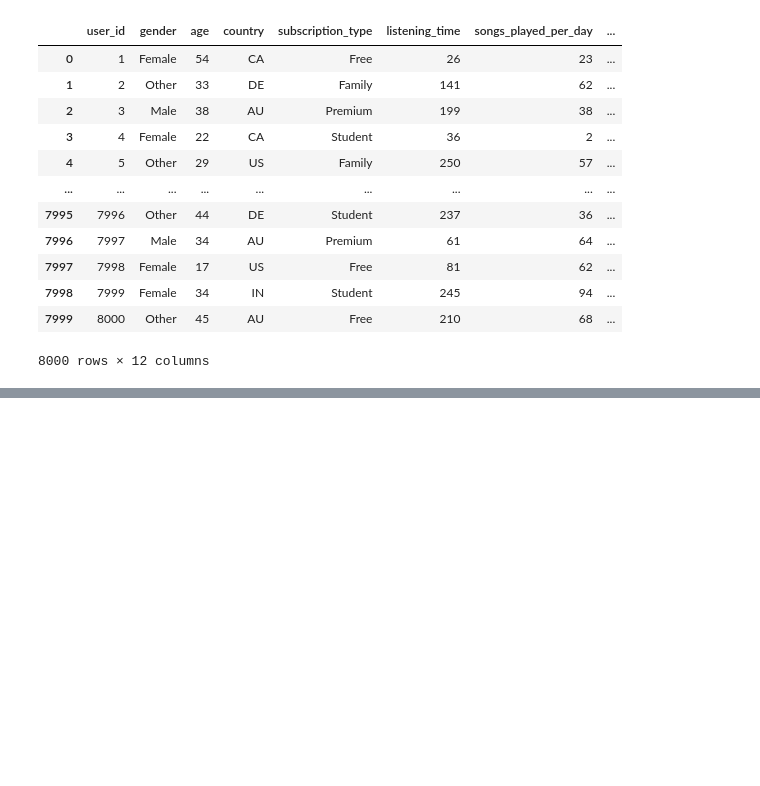
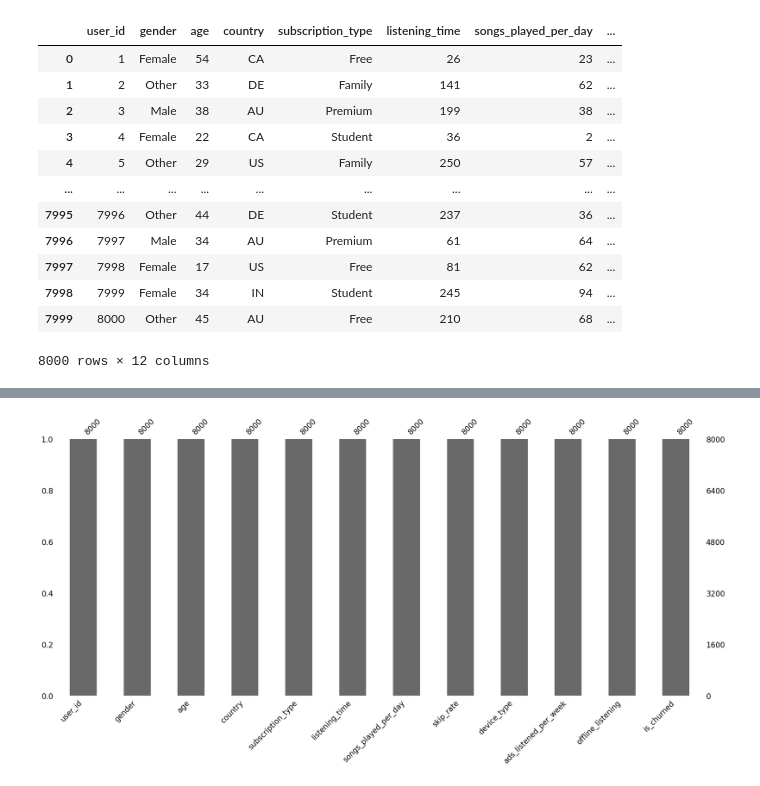
Before and after one commit to UCB-stat-159-f25/final-group08, a Jupyter notebook: notebooks/step01_data.ipynb, the cells around one changed output, grey strips where cells are left out. Cells and saved outputs as stored; diff of their text form; code cells hidden in the pictures; blank space fills up the shorter version.

```diff
--- a/notebooks/step01_data.ipynb
+++ b/notebooks/step01_data.ipynb
@@ -89,0 +98,5 @@ data_raw
+# %%
+# msno.bar(data_raw.sample(250))
+msno.bar(data_raw);
+# %% [output]
+[figure, added]
```
Also changed, not shown: parts of 2 cells of this notebook, 2 other files.
